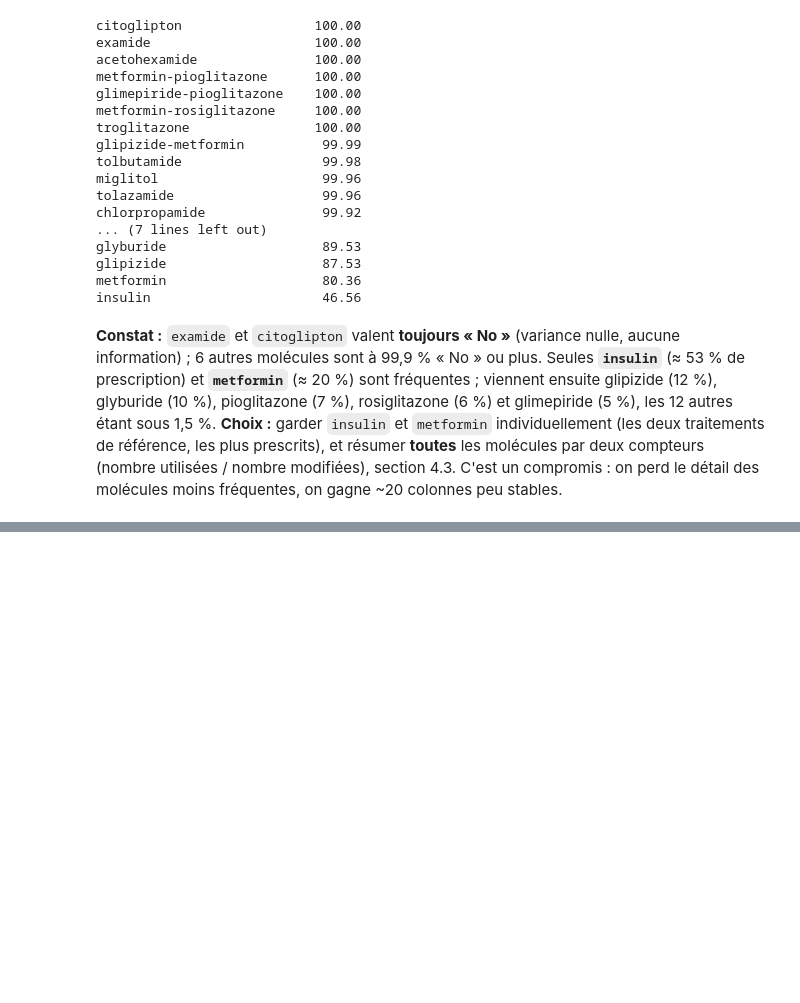
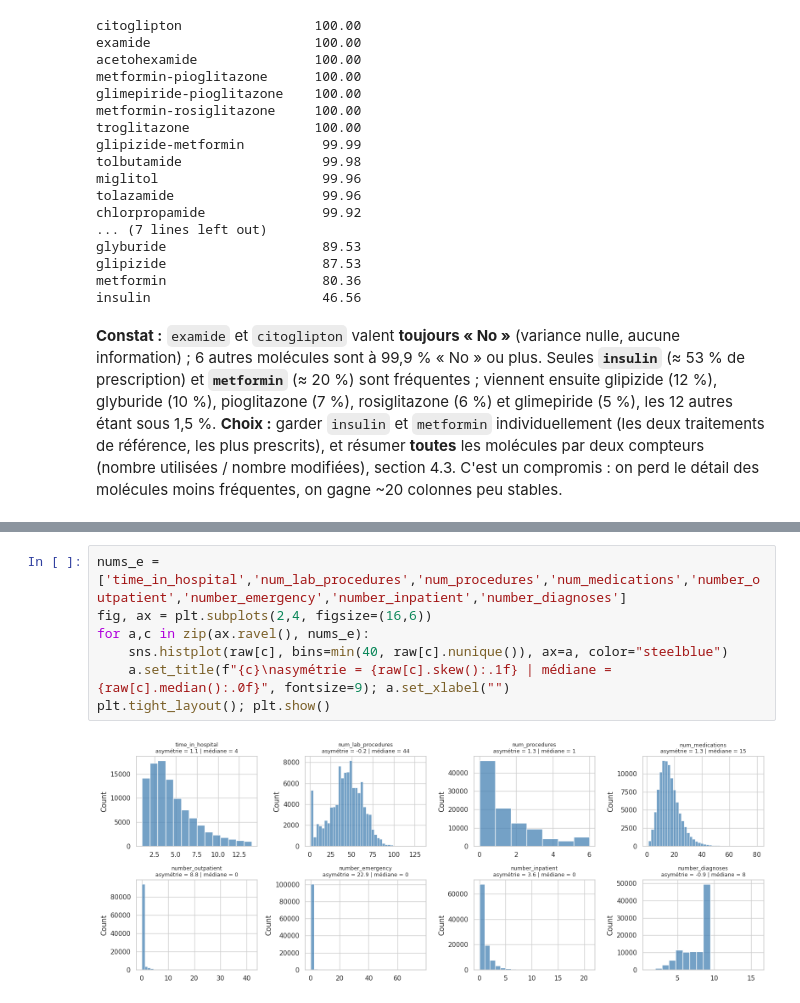
Before and after one commit to Tasnimekaabachi/diabetic-patients-readmission-, a Jupyter notebook: business_understanding.ipynb, the cells around one changed output, grey strips where cells are left out. Cells and saved outputs as stored; diff of their text form; blank space fills up the shorter version.

```diff
--- a/business_understanding.ipynb
+++ b/business_understanding.ipynb
@@ -291,0 +314,9 @@ insulin                      46.56
+# %%
+nums_e = ['time_in_hospital','num_lab_procedures','num_procedures','num_medications','number_outpatient','number_emergency','number_inpatient','number_diagnoses']
+fig, ax = plt.subplots(2,4, figsize=(16,6))
+for a,c in zip(ax.ravel(), nums_e):
+    sns.histplot(raw[c], bins=min(40, raw[c].nunique()), ax=a, color="steelblue")
+    a.set_title(f"{c}\nasymétrie = {raw[c].skew():.1f} | médiane = {raw[c].median():.0f}", fontsize=9); a.set_xlabel("")
+plt.tight_layout(); plt.show()
+# %% [output]
+[figure, added]
```
Also changed, not shown: parts of 62 cells of this notebook, 1 other file.
